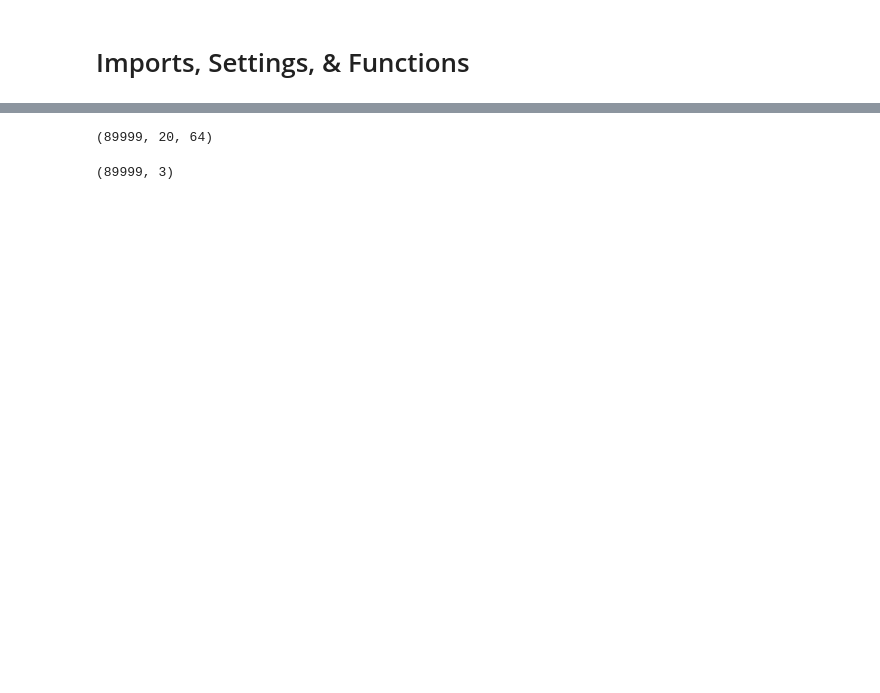
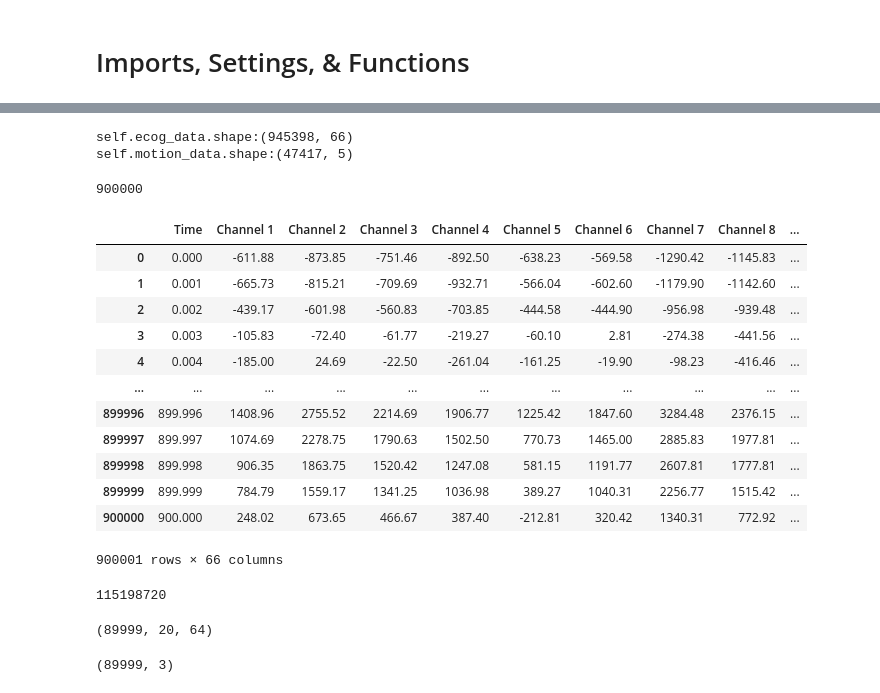
Before and after one commit to efwoods/CRCNS, a Jupyter notebook: ipsilateral_full_pipeline.ipynb, the cells around one changed output, grey strips where cells are left out. Cells and saved outputs as stored; diff of their text form; code cells hidden in the pictures; blank space fills up the shorter version.

```diff
--- a/ipsilateral_full_pipeline.ipynb
+++ b/ipsilateral_full_pipeline.ipynb
@@ -447,3 +506,35 @@ KeyboardInterrupt:
+# %%
+ecog_data = pd.read_csv(current_ecog_data_file)
+motion_data = pd.read_csv(current_motion_data_file)
+print(f"self.ecog_data.shape:{ecog_data.shape}")
+print(f"self.motion_data.shape:{motion_data.shape}")
+# %% [output]
+self.ecog_data.shape:(945398, 66)
+self.motion_data.shape:(47417, 5)
+# %%
+900 * 1000
+# %% [output]
+900000
+# %%
+ecog_data[ecog_data["Time"]<=900]
+# %% [output]
+|  | Time | Channel 1 | Channel 2 | Channel 3 | Channel 4 | Channel 5 | Channel 6 | Channel 7 | Channel 8 | ... |
+| 0 | 0.000 | -611.88 | -873.85 | -751.46 | -892.50 | -638.23 | -569.58 | -1290.42 | -1145.83 | ... |
+| 1 | 0.001 | -665.73 | -815.21 | -709.69 | -932.71 | -566.04 | -602.60 | -1179.90 | -1142.60 | ... |
+| 2 | 0.002 | -439.17 | -601.98 | -560.83 | -703.85 | -444.58 | -444.90 | -956.98 | -939.48 | ... |
+| 3 | 0.003 | -105.83 | -72.40 | -61.77 | -219.27 | -60.10 | 2.81 | -274.38 | -441.56 | ... |
+| 4 | 0.004 | -185.00 | 24.69 | -22.50 | -261.04 | -161.25 | -19.90 | -98.23 | -416.46 | ... |
+| ... | ... | ... | ... | ... | ... | ... | ... | ... | ... | ... |
+| 899996 | 899.996 | 1408.96 | 2755.52 | 2214.69 | 1906.77 | 1225.42 | 1847.60 | 3284.48 | 2376.15 | ... |
+| 899997 | 899.997 | 1074.69 | 2278.75 | 1790.63 | 1502.50 | 770.73 | 1465.00 | 2885.83 | 1977.81 | ... |
+| 899998 | 899.998 | 906.35 | 1863.75 | 1520.42 | 1247.08 | 581.15 | 1191.77 | 2607.81 | 1777.81 | ... |
+| 899999 | 899.999 | 784.79 | 1559.17 | 1341.25 | 1036.98 | 389.27 | 1040.31 | 2256.77 | 1515.42 | ... |
+| 900000 | 900.000 | 248.02 | 673.65 | 466.67 | 387.40 | -212.81 | 320.42 | 1340.31 | 772.92 | ... |
+900001 rows × 66 columns
+# %%
+89999 * 20 * 64
+# %% [output]
+115198720
 # %%
 X.shape
 # %% [output]
```
Also changed, not shown: parts of 17 cells of this notebook, 2 other files.
